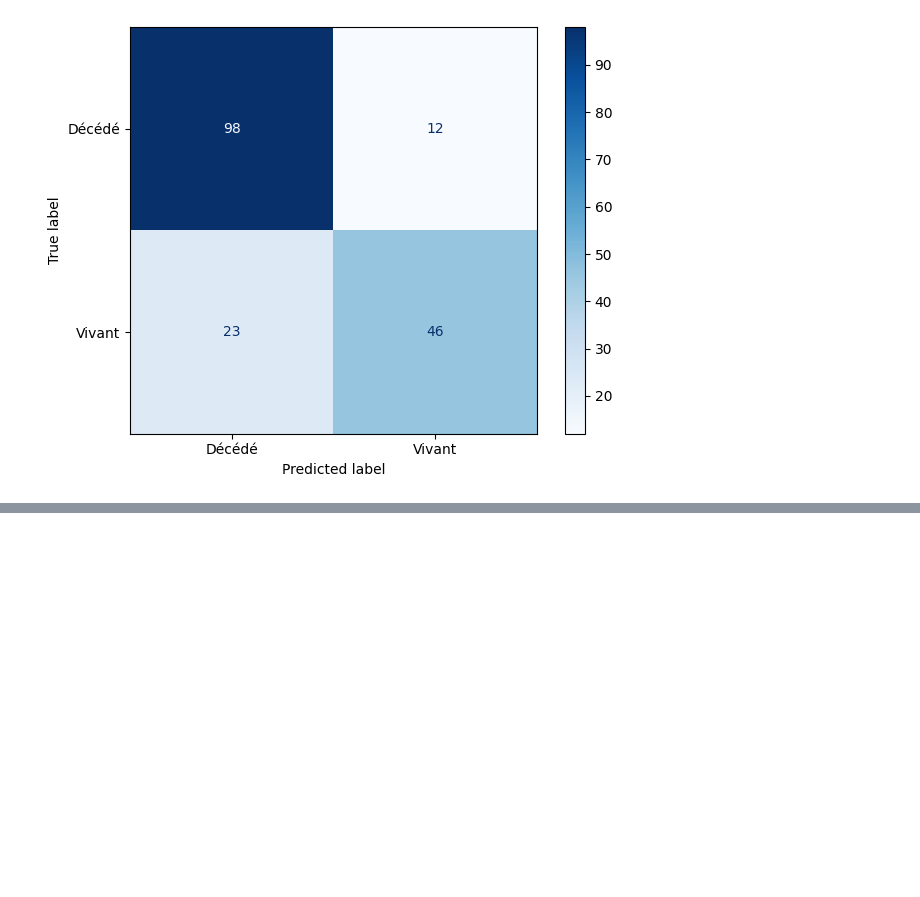
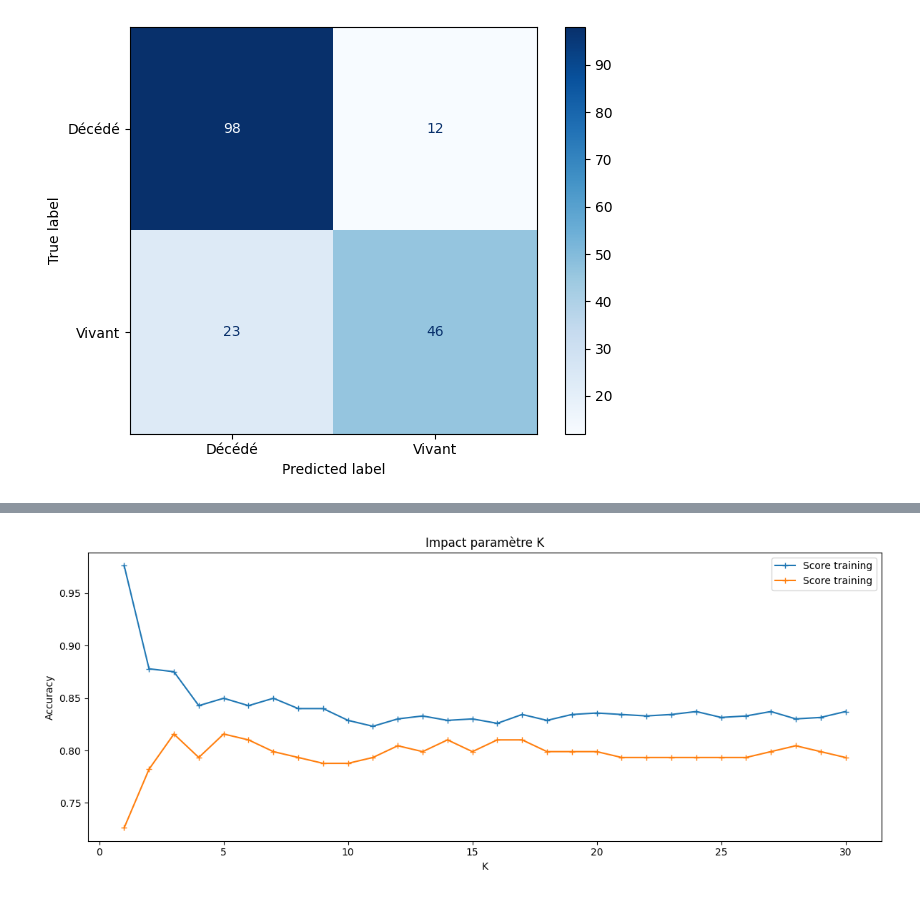
Before and after one commit to DamienDESSAUX-M2i/M2i_CDSD_TDTP, a Jupyter notebook: scikit_learn/demos/01_demo_classification.ipynb, the cells around one changed output, grey strips where cells are left out. Drawn from its saved outputs; the diff is of its cells as text; code cells hidden in the pictures; blank space fills up the shorter version.

```diff
--- a/scikit_learn/demos/01_demo_classification.ipynb
+++ b/scikit_learn/demos/01_demo_classification.ipynb
@@ -235,0 +275,13 @@ plt.tight_layout()
+# %%
+from sklearn.neighbors import KNeighborsClassifier
+
+kn_pipeline = Pipeline(
+    steps=[("processor", preprocessor), ("classifier", KNeighborsClassifier())]
+)
+
+kn_pipeline.fit(X_train, y_train)
+
+y_pred_kn = kn_pipeline.predict(X_test)
+
+print("Accuracy : ", accuracy_score(y_test, y_pred_kn))
+print(classification_report(y_test, y_pred_kn))
@@ -235,0 +298,26 @@ plt.tight_layout()
+# %%
+k_values = range(1, 31)
+train_score = []
+test_score = []
+
+for k in k_values:
+    knn = Pipeline(
+        steps=[
+            ("preprocessor", preprocessor),
+            ("classifier", KNeighborsClassifier(n_neighbors=k)),
+        ]
+    )
+    knn.fit(X_train, y_train)
+    train_score.append(knn.score(X_train, y_train))
+    test_score.append(knn.score(X_test, y_test))
+
+plt.figure(figsize=(12, 5))
+plt.plot(k_values, train_score, label="Score training", marker="+")
+plt.plot(k_values, test_score, label="Score training", marker="+")
+plt.xlabel("K")
+plt.ylabel("Accuracy")
+plt.title("Impact paramètre K")
+plt.legend()
+plt.tight_layout()
+# %% [output]
+[figure, added]
```
Also changed, not shown: parts of 16 cells of this notebook, 6 other files.
